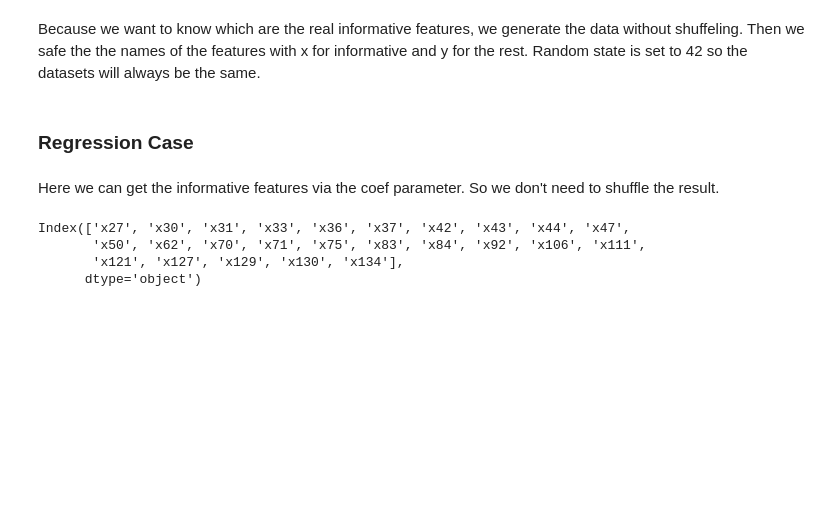
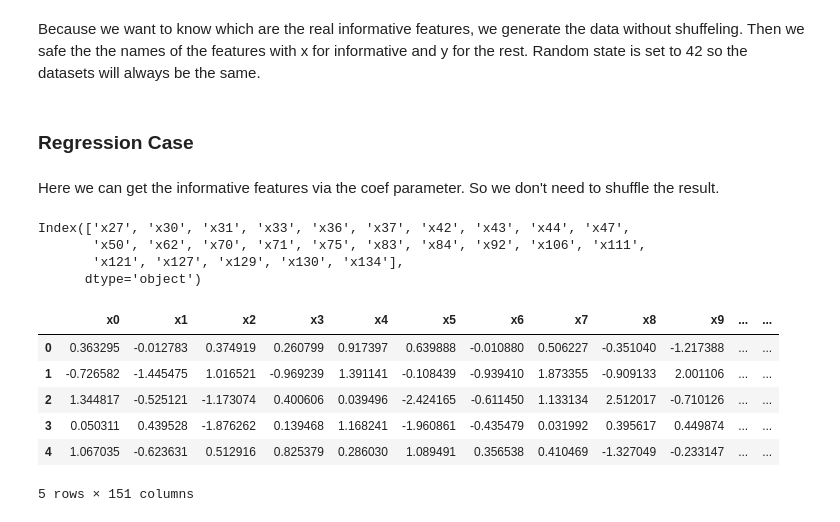
Before and after one commit to JcGKitten/fires, a Jupyter notebook: data_generation.ipynb, the cells around one changed output. Cells and saved outputs as stored; diff of their text form; code cells hidden in the pictures; blank space fills up the shorter version.

```diff
--- a/data_generation.ipynb
+++ b/data_generation.ipynb
@@ -157,3 +173,13 @@ Index(['x27', 'x30', 'x31', 'x33', 'x36', 'x37', 'x42', 'x43', 'x44', 'x47',
        'x50', 'x62', 'x70', 'x71', 'x75', 'x83', 'x84', 'x92', 'x106', 'x111',
        'x121', 'x127', 'x129', 'x130', 'x134'],
       dtype='object')
+# %%
+data1_df.head()
+# %% [output]
+|  | x0 | x1 | x2 | x3 | x4 | x5 | x6 | x7 | x8 | x9 | ... | ... |
+| 0 | 0.363295 | -0.012783 | 0.374919 | 0.260799 | 0.917397 | 0.639888 | -0.010880 | 0.506227 | -0.351040 | -1.217388 | ... | ... |
+| 1 | -0.726582 | -1.445475 | 1.016521 | -0.969239 | 1.391141 | -0.108439 | -0.939410 | 1.873355 | -0.909133 | 2.001106 | ... | ... |
+| 2 | 1.344817 | -0.525121 | -1.173074 | 0.400606 | 0.039496 | -2.424165 | -0.611450 | 1.133134 | 2.512017 | -0.710126 | ... | ... |
+| 3 | 0.050311 | 0.439528 | -1.876262 | 0.139468 | 1.168241 | -1.960861 | -0.435479 | 0.031992 | 0.395617 | 0.449874 | ... | ... |
+| 4 | 1.067035 | -0.623631 | 0.512916 | 0.825379 | 0.286030 | 1.089491 | 0.356538 | 0.410469 | -1.327049 | -0.233147 | ... | ... |
+5 rows × 151 columns
```
Also changed, not shown: parts of 4 cells of this notebook, 1 other file.
